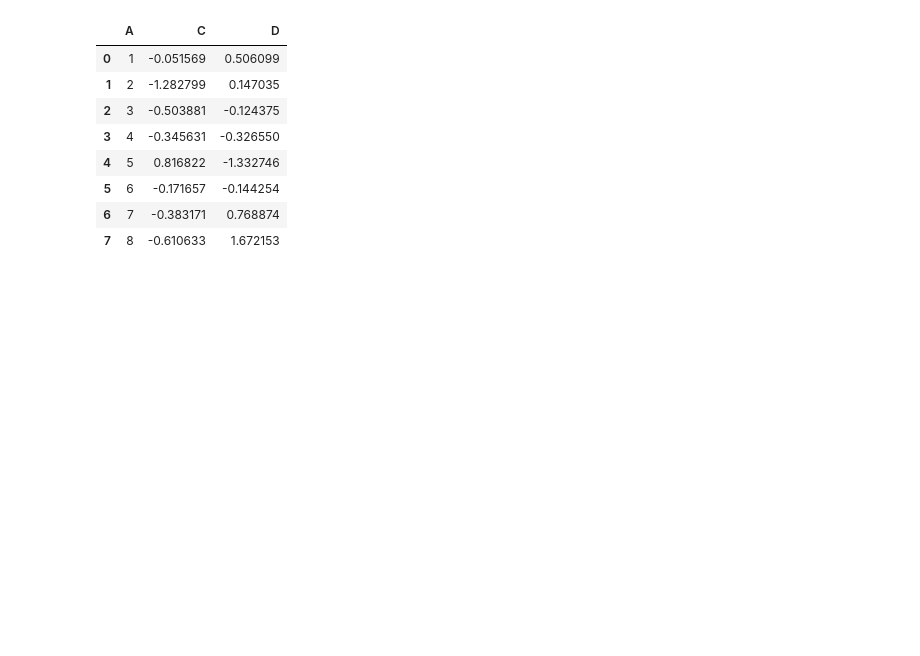
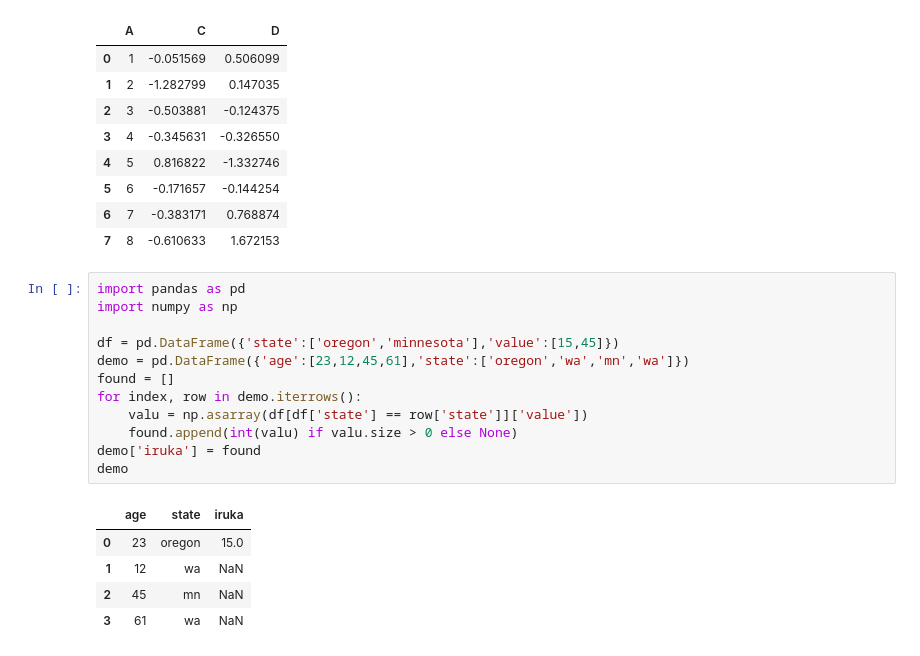
Before and after one commit to dmuralik/datascience, a Jupyter notebook: projects/misc/myfirstnb.ipynb, the cells around one changed output. Drawn from its saved outputs; the diff is of its cells as text; blank space fills up the shorter version.

Commit message:
tested lookup between frames

```diff
--- a/projects/misc/myfirstnb.ipynb
+++ b/projects/misc/myfirstnb.ipynb
@@ -252,3 +252,21 @@ df
 | 5 | 6 | -0.171657 | -0.144254 |
 | 6 | 7 | -0.383171 | 0.768874 |
 | 7 | 8 | -0.610633 | 1.672153 |
+# %%
+import pandas as pd
+import numpy as np
+
+df = pd.DataFrame({'state':['oregon','minnesota'],'value':[15,45]})
+demo = pd.DataFrame({'age':[23,12,45,61],'state':['oregon','wa','mn','wa']})
+found = []
+for index, row in demo.iterrows():
+    valu = np.asarray(df[df['state'] == row['state']]['value'])
+    found.append(int(valu) if valu.size > 0 else None)
+demo['iruka'] = found
+demo
+# %% [output]
+|  | age | state | iruka |
+| 0 | 23 | oregon | 15.0 |
+| 1 | 12 | wa | NaN |
+| 2 | 45 | mn | NaN |
+| 3 | 61 | wa | NaN |
```
